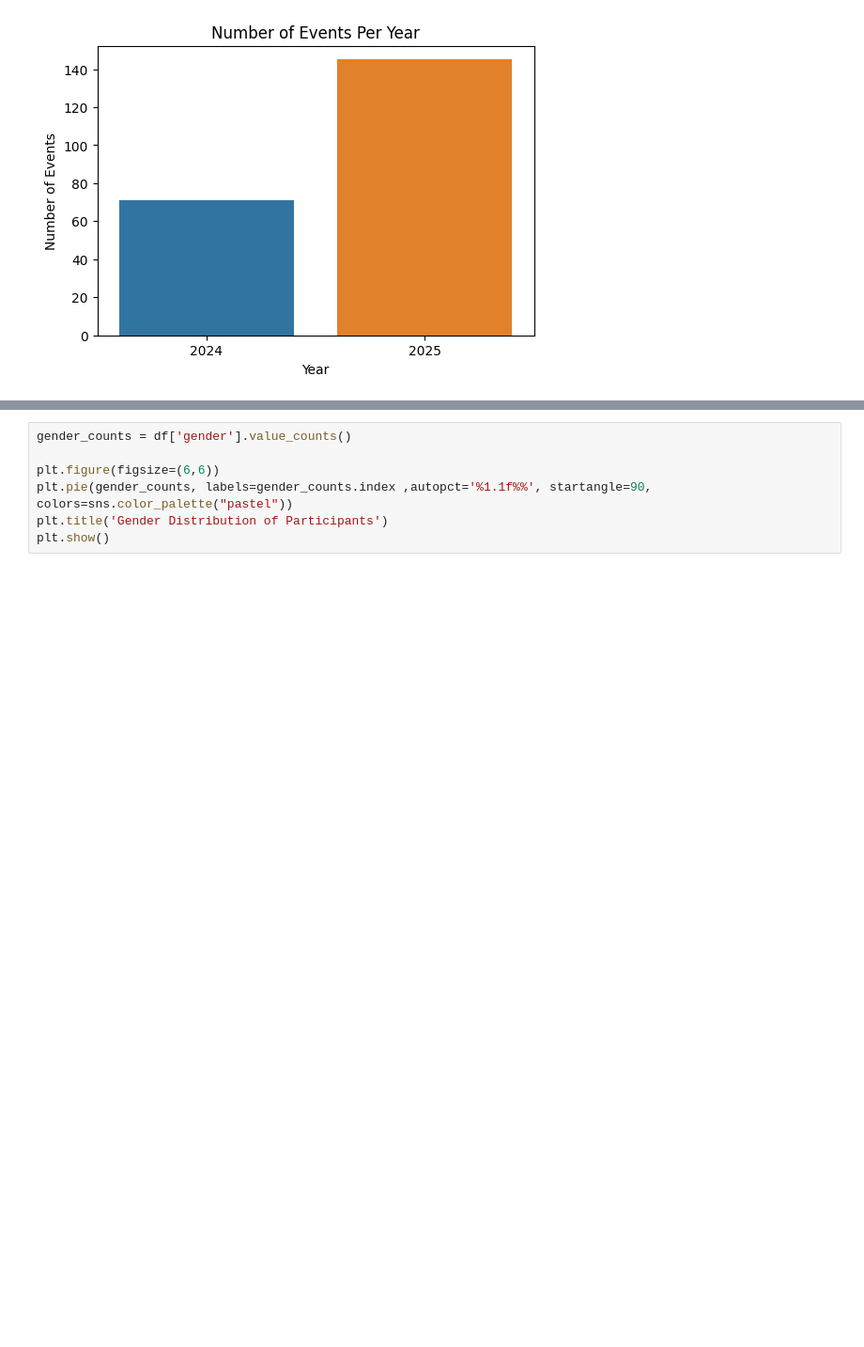
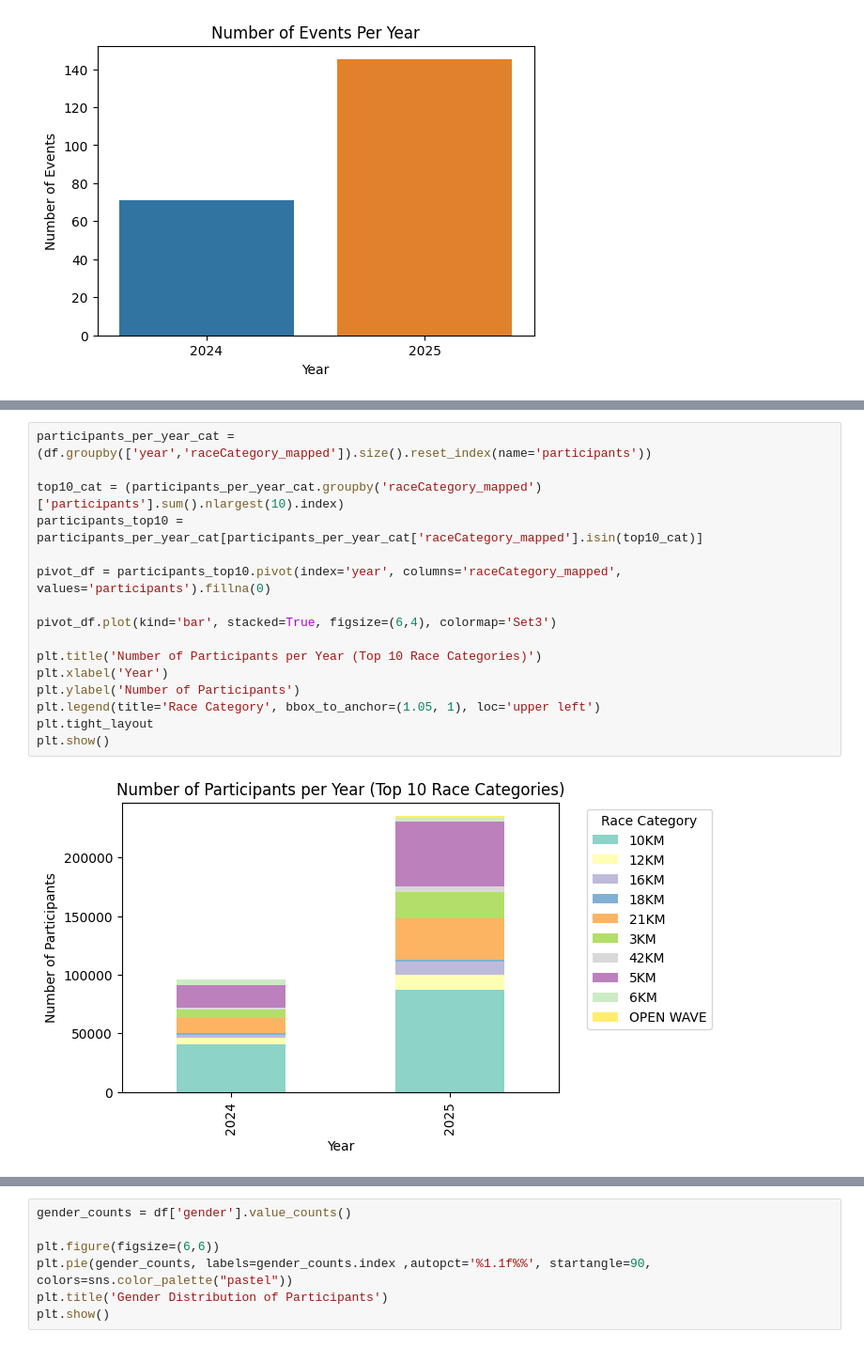
Before and after one commit to Qvyl/kaggle-notebooks, a Jupyter notebook: philippines-endurance-events.ipynb, the cells around one changed output, grey strips where cells are left out. Shown at 94% size. Saved outputs shown, nothing was run; the diff lists cells and outputs as text; blank space fills up the shorter version.

```diff
--- a/philippines-endurance-events.ipynb
+++ b/philippines-endurance-events.ipynb
@@ -189,0 +226,18 @@ plt.show()
+# %%
+participants_per_year_cat = (df.groupby(['year','raceCategory_mapped']).size().reset_index(name='participants'))
+
+top10_cat = (participants_per_year_cat.groupby('raceCategory_mapped')['participants'].sum().nlargest(10).index)
+participants_top10 = participants_per_year_cat[participants_per_year_cat['raceCategory_mapped'].isin(top10_cat)]
+
+pivot_df = participants_top10.pivot(index='year', columns='raceCategory_mapped', values='participants').fillna(0)
+
+pivot_df.plot(kind='bar', stacked=True, figsize=(6,4), colormap='Set3')
+
+plt.title('Number of Participants per Year (Top 10 Race Categories)')
+plt.xlabel('Year')
+plt.ylabel('Number of Participants')
+plt.legend(title='Race Category', bbox_to_anchor=(1.05, 1), loc='upper left')
+plt.tight_layout
+plt.show()
+# %% [output]
+[figure, added]
```
Also changed, not shown: parts of 8 cells of this notebook.
